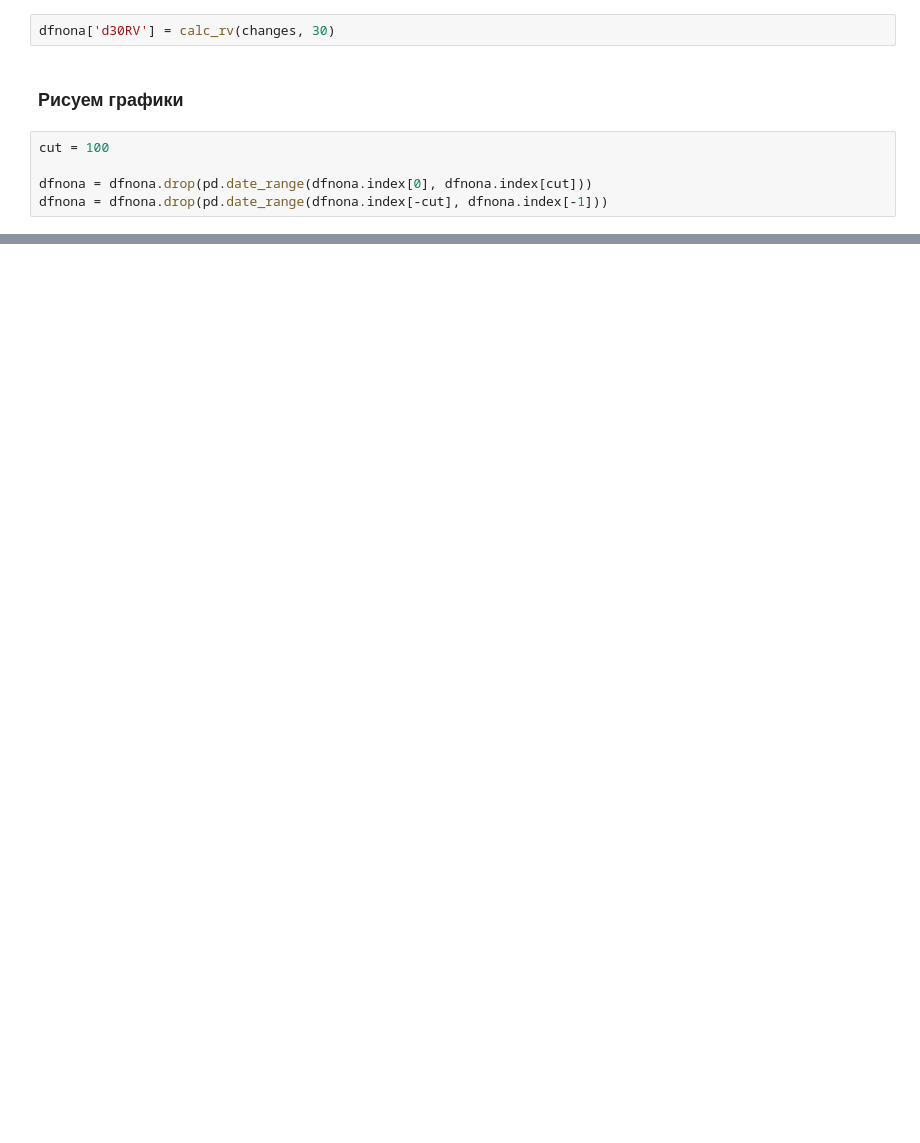
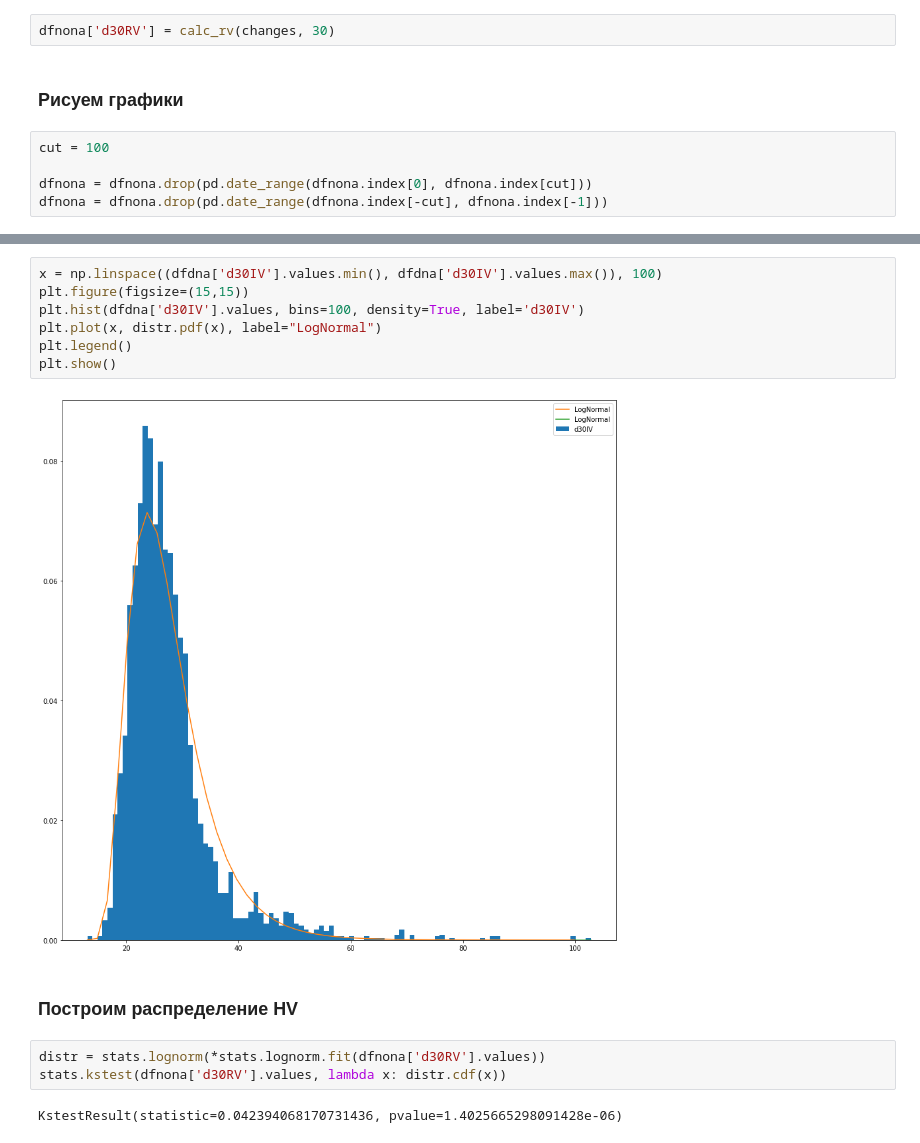
Before and after one commit to Drakon5999/opts_volatility_analyse, a Jupyter notebook: experiments.ipynb, the cells around one changed output, grey strips where cells are left out. Saved outputs shown, nothing was run; the diff lists cells and outputs as text; blank space fills up the shorter version.

```diff
--- a/experiments.ipynb
+++ b/experiments.ipynb
@@ -107,0 +96,16 @@ dfnona.drop(columns=['PX_LAST']).corr()
+# %%
+x = np.linspace((dfdna['d30IV'].values.min(), dfdna['d30IV'].values.max()), 100)
+plt.figure(figsize=(15,15))
+plt.hist(dfdna['d30IV'].values, bins=100, density=True, label='d30IV')
+plt.plot(x, distr.pdf(x), label="LogNormal")
+plt.legend()
+plt.show()
+# %% [output]
+[figure, added]
+# %% [markdown]
+### Построим распределение HV
+# %%
+distr = stats.lognorm(*stats.lognorm.fit(dfnona['d30RV'].values))
+stats.kstest(dfnona['d30RV'].values, lambda x: distr.cdf(x))
+# %% [output]
+KstestResult(statistic=0.042394068170731436, pvalue=1.4025665298091428e-06)
```
Also changed, not shown: parts of 22 cells of this notebook.
